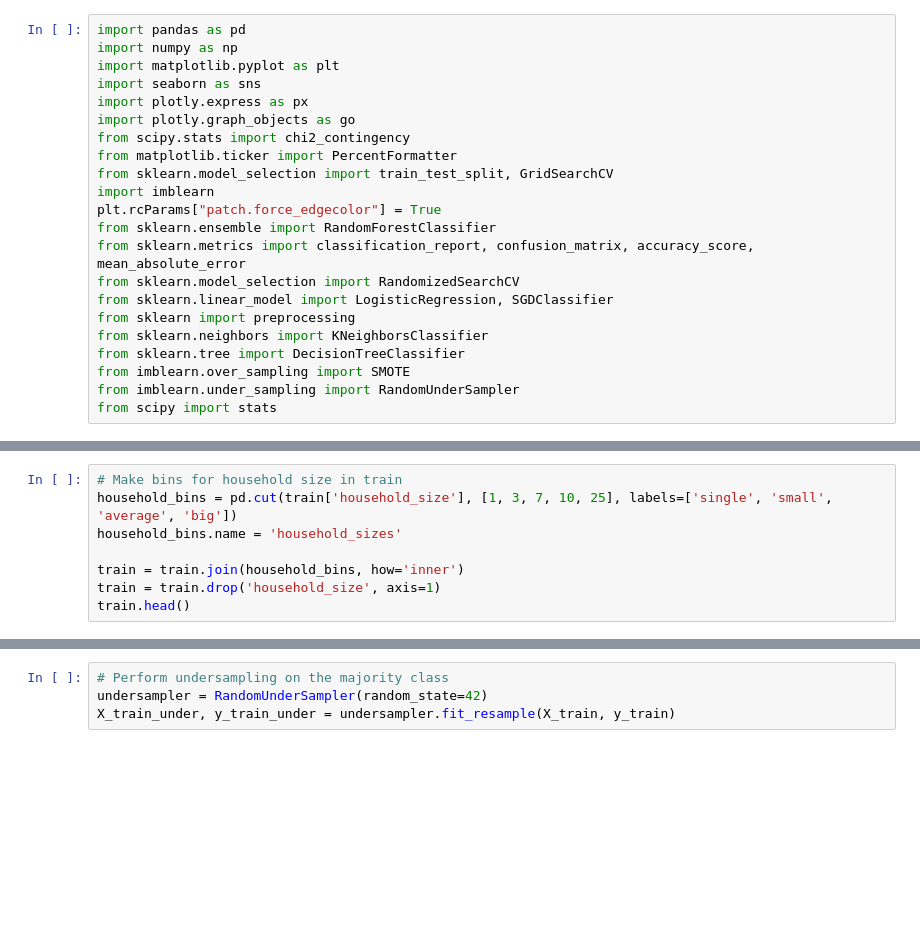
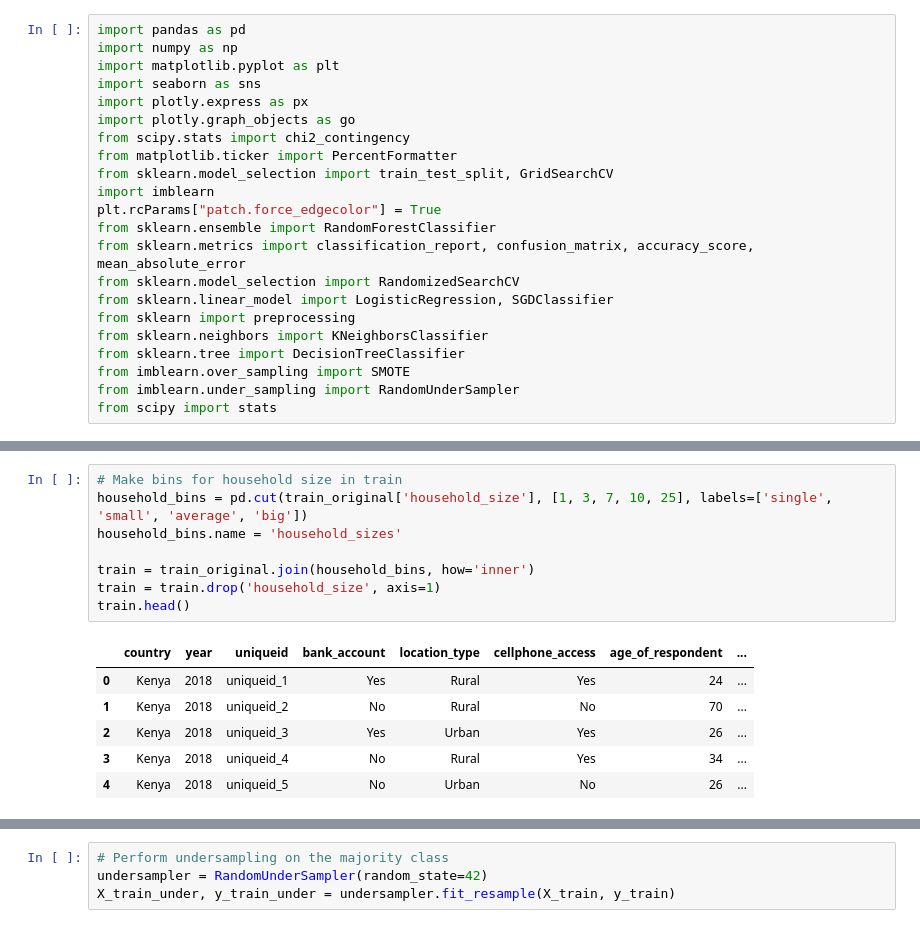
Before and after one commit to ShahiW/Financial-Inclusion-Project, a Jupyter notebook: Shahi.ipynb, the cells around one changed output, grey strips where cells are left out. Cells and saved outputs as stored; diff of their text form; blank space fills up the shorter version.

```diff
--- a/Shahi.ipynb
+++ b/Shahi.ipynb
@@ -32,10 +39,17 @@ train.head()
 # %%
 # Make bins for household size in train
-household_bins = pd.cut(train['household_size'], [1, 3, 7, 10, 25], labels=['single', 'small', 'average', 'big'])
+household_bins = pd.cut(train_original['household_size'], [1, 3, 7, 10, 25], labels=['single', 'small', 'average', 'big'])
 household_bins.name = 'household_sizes'
 
-train = train.join(household_bins, how='inner')
+train = train_original.join(household_bins, how='inner')
 train = train.drop('household_size', axis=1)
 train.head()
+# %% [output]
+|  | country | year | uniqueid | bank_account | location_type | cellphone_access | age_of_respondent | ... |
+| 0 | Kenya | 2018 | uniqueid_1 | Yes | Rural | Yes | 24 | ... |
+| 1 | Kenya | 2018 | uniqueid_2 | No | Rural | No | 70 | ... |
+| 2 | Kenya | 2018 | uniqueid_3 | Yes | Urban | Yes | 26 | ... |
+| 3 | Kenya | 2018 | uniqueid_4 | No | Rural | Yes | 34 | ... |
+| 4 | Kenya | 2018 | uniqueid_5 | No | Urban | No | 26 | ... |
 # %%
 # Make bins for household size in test
```
Also changed, not shown: parts of 33 cells of this notebook, 1 other file.
